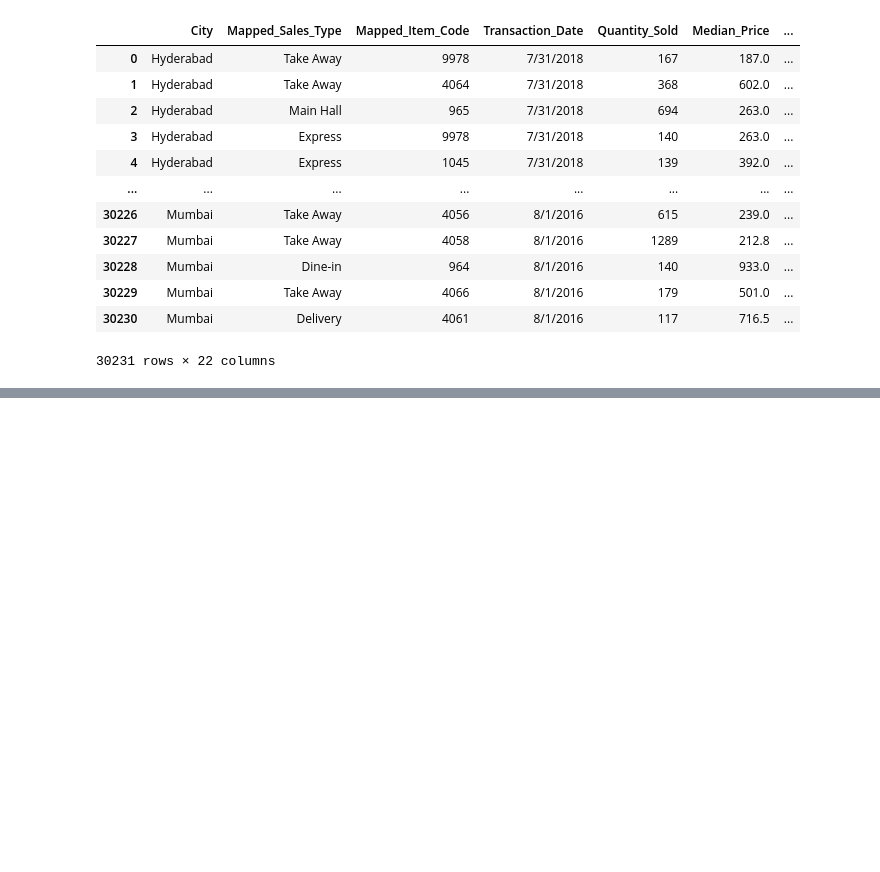
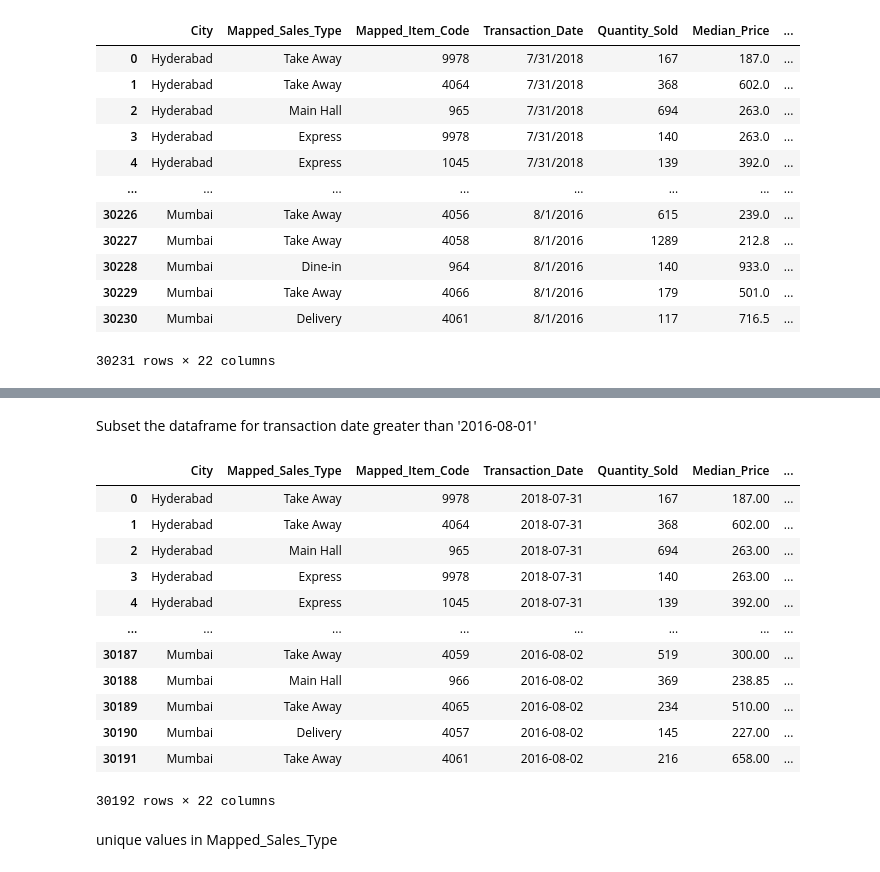
Before and after one commit to balaji2v/Inceptez_Batch19, a Jupyter notebook: Preprocessing_Assignment.ipynb, the cells around one changed output, grey strips where cells are left out. Saved outputs shown, nothing was run; the diff lists cells and outputs as text; code cells hidden in the pictures; blank space fills up the shorter version.

```diff
--- a/Preprocessing_Assignment.ipynb
+++ b/Preprocessing_Assignment.ipynb
@@ -22,0 +64,20 @@ df
+# %% [markdown]
+Subset the dataframe for transaction date greater than '2016-08-01'
+# %%
+df[(df['Transaction_Date'] > '2016-08-01')]
+# %% [output]
+|  | City | Mapped_Sales_Type | Mapped_Item_Code | Transaction_Date | Quantity_Sold | Median_Price | ... |
+| 0 | Hyderabad | Take Away | 9978 | 2018-07-31 | 167 | 187.00 | ... |
+| 1 | Hyderabad | Take Away | 4064 | 2018-07-31 | 368 | 602.00 | ... |
+| 2 | Hyderabad | Main Hall | 965 | 2018-07-31 | 694 | 263.00 | ... |
+| 3 | Hyderabad | Express | 9978 | 2018-07-31 | 140 | 263.00 | ... |
+| 4 | Hyderabad | Express | 1045 | 2018-07-31 | 139 | 392.00 | ... |
+| ... | ... | ... | ... | ... | ... | ... | ... |
+| 30187 | Mumbai | Take Away | 4059 | 2016-08-02 | 519 | 300.00 | ... |
+| 30188 | Mumbai | Main Hall | 966 | 2016-08-02 | 369 | 238.85 | ... |
+| 30189 | Mumbai | Take Away | 4065 | 2016-08-02 | 234 | 510.00 | ... |
+| 30190 | Mumbai | Delivery | 4057 | 2016-08-02 | 145 | 227.00 | ... |
+| 30191 | Mumbai | Take Away | 4061 | 2016-08-02 | 216 | 658.00 | ... |
+30192 rows × 22 columns
+# %% [markdown]
+unique values in Mapped_Sales_Type
```
Also changed, not shown: parts of 25 cells of this notebook.
